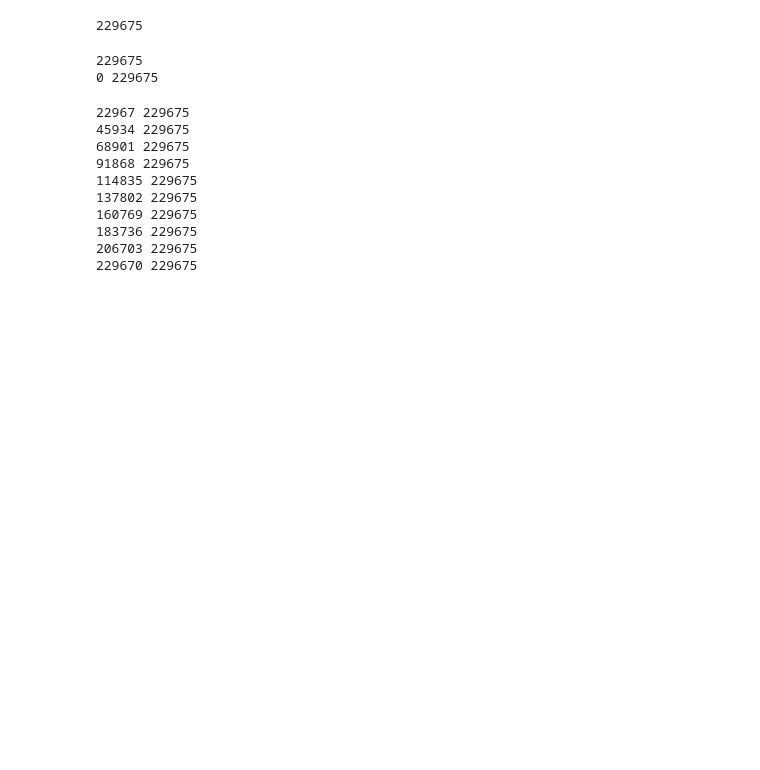
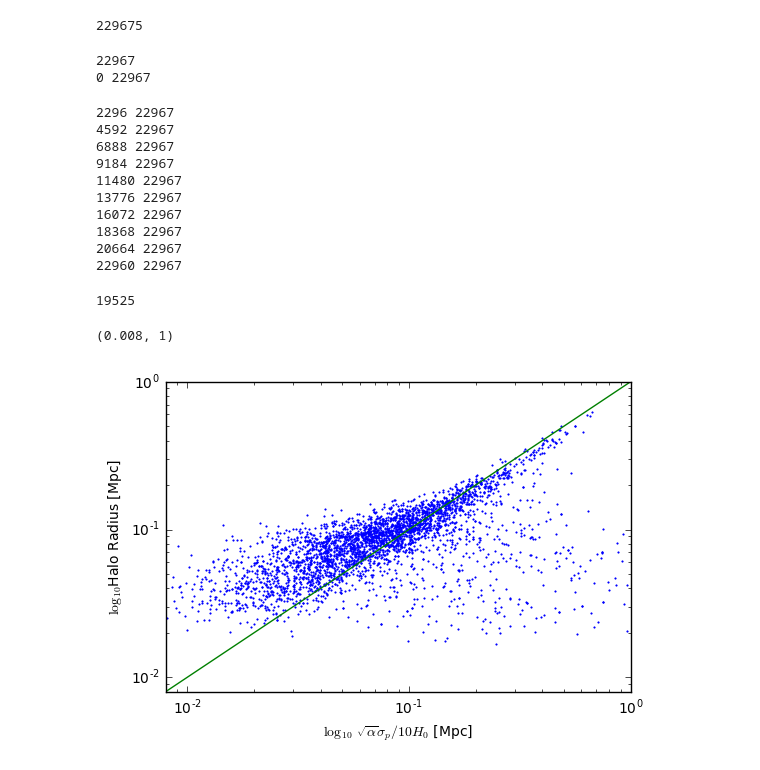
Before and after one commit to forero/IllustrisGroups, a Jupyter notebook: src/group_exploration.ipynb, the cells around one changed output. Saved outputs shown, nothing was run; the diff lists cells and outputs as text; code cells hidden in the pictures; blank space fills up the shorter version.

```diff
--- a/src/group_exploration.ipynb
+++ b/src/group_exploration.ipynb
@@ -59,33 +60,39 @@ def get_masses(subhalos, halos, main_group_id=0):
 # %%
 full_id_list = np.arange(n_in_sample, dtype=int)
-n_sub_sample = int(n_in_sample)
+n_sub_sample = int(n_in_sample/10)
 print(n_sub_sample)
 sub_sample_id = np.random.choice(full_id_list, size=n_sub_sample)
 
 virial_masses = np.zeros(n_sub_sample)
+sim_nsub_halo = np.zeros(n_sub_sample)
 sim_masses = np.zeros(n_sub_sample)
-n_subs_in_halo = np.zeros(n_sub_sample)
+sim_radius = np.zeros(n_sub_sample)
+sim_sigma_1D = np.zeros(n_sub_sample)
+sim_sigma_3D = np.zeros(n_sub_sample)
+
 for i in range(n_sub_sample):
-    virial_masses[i], sim_masses[i], n_subs_in_halo[i] = get_masses(subhalos, halos, main_group_id=sub_sample_id[i])
+    A = get_masses(subhalos, halos, main_group_id=sub_sample_id[i])
+    sim_nsub_halo[i], sim_masses[i], sim_radius[i], sim_sigma_1D[i], sim_sigma_3D[i]  = A
     if not i%(n_sub_sample//10):
         print(i, n_sub_sample)
 
-a = np.array([virial_masses, sim_masses, n_subs_in_halo])
+ii = sim_nsub_halo > 0
+a = np.array([sim_nsub_halo[ii], sim_masses[ii], sim_radius[ii], sim_sigma_1D[ii], sim_sigma_3D[ii]])
 a = a.T
 np.savetxt('../data/summary.dat', a,
-           fmt="%e %e %d", header='estimated_mass[Msun] simulation_mass[Msun] n_substructure')
+           fmt="%d %e %f %f %f ", header='n_subhalo mass[Msun] radius[Mpc] sigma_p sigma_3D')
 # %% [output]
-229675
-0 229675
+22967
+0 22967
-22967 229675
-45934 229675
-68901 229675
-91868 229675
-114835 229675
-137802 229675
-160769 229675
-183736 229675
-206703 229675
-229670 229675
+2296 22967
+4592 22967
+6888 22967
+9184 22967
+11480 22967
+13776 22967
+16072 22967
+18368 22967
+20664 22967
+22960 22967
 # %%
 data = np.loadtxt('../data/summary.dat')
@@ -92,0 +100,19 @@ virial_masses, sim_masses, n_subs_in_halo = data.T
+# %%
+plt.xscale('log')
+plt.yscale('log')
+ii = sim_nsub_halo>10
+print(np.count_nonzero(~ii))
+alpha =2.5
+H_0 = 70.4
+plt.plot(np.sqrt(alpha)*sim_sigma_1D[ii]/(10*H_0), sim_radius[ii] , '.', markersize=2)
+x = np.logspace(-3, 2, num=20)
+plt.plot(x,x)
+plt.xlabel(r'$\log_{10}$ $\sqrt{\alpha}\sigma_p / 10 H_0$ [Mpc]')
+plt.ylabel('$\log_{10}$Halo Radius [Mpc]')
+ax = plt.axes()
+ax.set_ylim([8E-3, 1])
+ax.set_xlim([8E-3, 1])
+# %% [output]
+19525
+(0.008, 1)
+[figure, added]
```
Also changed, not shown: parts of 7 cells of this notebook.
